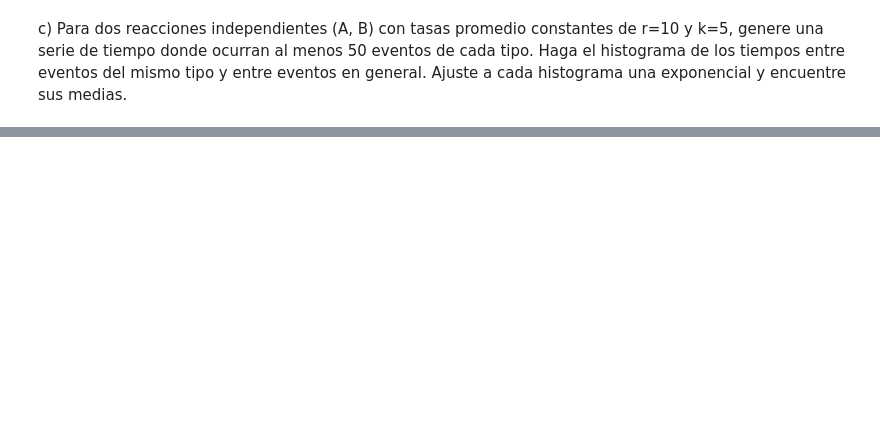
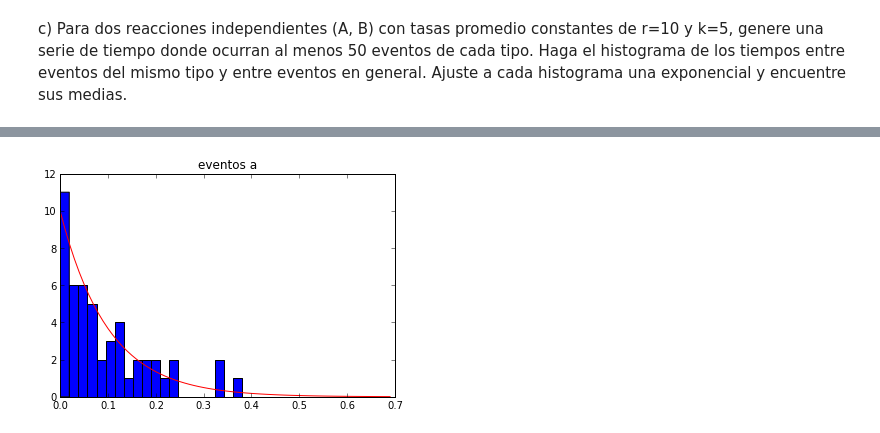
Before and after one commit to jdestupinan1332/Sistems-Biology, a Jupyter notebook: hw_4/Punto 2.ipynb, the cells around one changed output, grey strips where cells are left out. Saved outputs shown, nothing was run; the diff lists cells and outputs as text; code cells hidden in the pictures; blank space fills up the shorter version.

```diff
--- a/hw_4/Punto 2.ipynb
+++ b/hw_4/Punto 2.ipynb
@@ -80,0 +85,9 @@ len(u)
+# %%
+fig = plt.figure()
+ax = fig.add_subplot(111)
+ax.hist(tempos1, 20, color= 'blue')
+plot(x, expo1, color = 'red')
+title('eventos a')
+plt.show()
+# %% [output]
+[figure, added]
```
Also changed, not shown: parts of 18 cells of this notebook.
